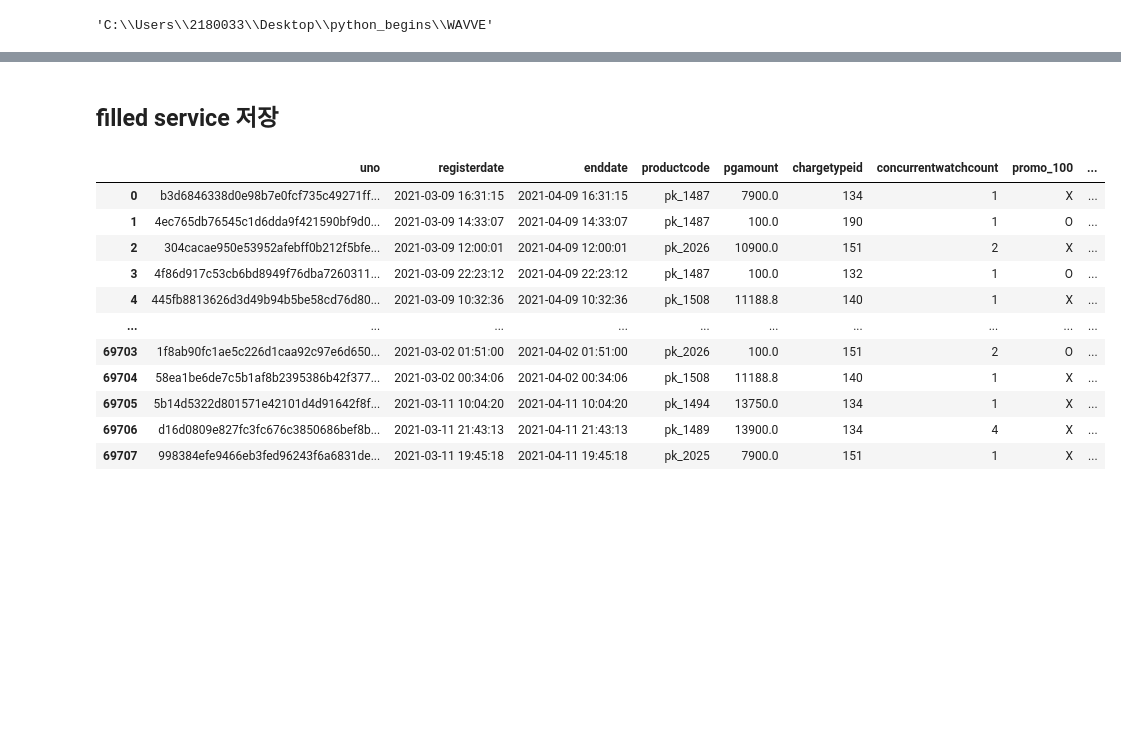
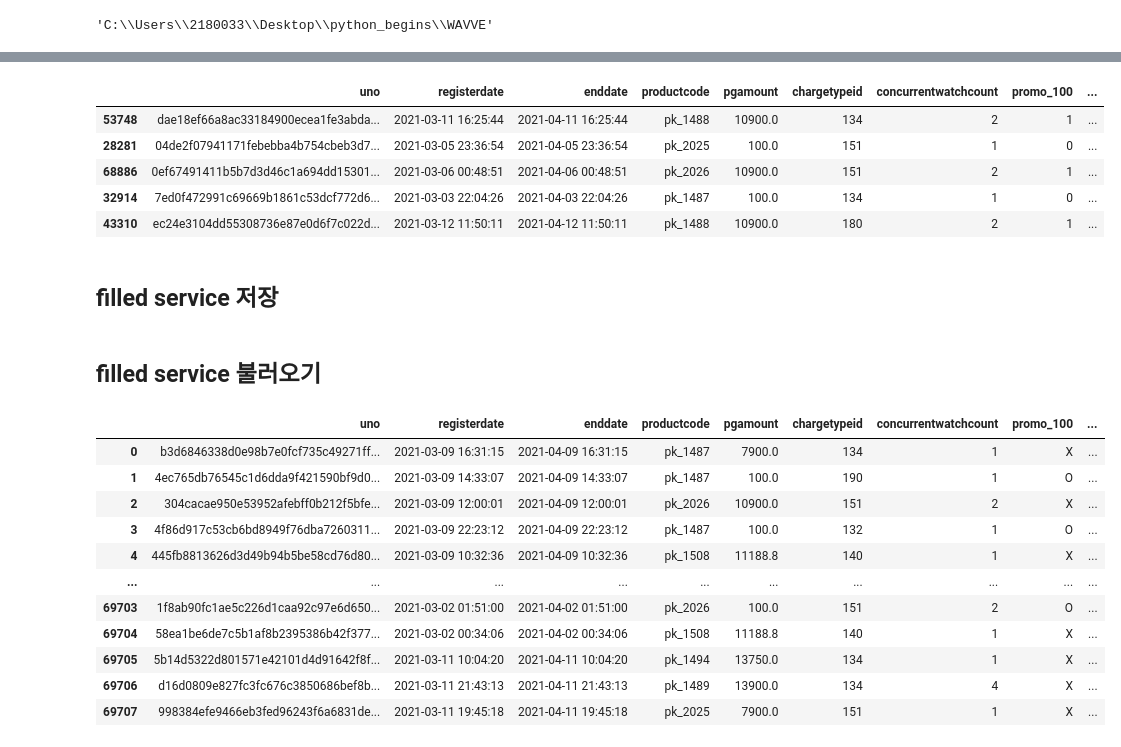
Before and after one commit to deregina/competition_WAVVE, a Jupyter notebook: read_base_line.ipynb, the cells around one changed output, grey strips where cells are left out. Cells and saved outputs as stored; diff of their text form; code cells hidden in the pictures; blank space fills up the shorter version.

```diff
--- a/read_base_line.ipynb
+++ b/read_base_line.ipynb
@@ -324,7 +368,28 @@ os.getcwd()
+# %%
+column_list = numeric_service.columns.values.tolist()
+column_list.remove('uno')
+column_list.remove('productcode')
+
+for col in column_list:
+    if numeric_service[col].dtype == 'object':
+        lbl = LabelEncoder()
+        lbl.fit(list(numeric_service[col].values))
+        numeric_service[col] = lbl.transform(numeric_service[col].values)
+
+numeric_service.sample(5)
+# %% [output]
+|  | uno | registerdate | enddate | productcode | pgamount | chargetypeid | concurrentwatchcount | promo_100 | ... |
+| 53748 | dae18ef66a8ac33184900ecea1fe3abda... | 2021-03-11 16:25:44 | 2021-04-11 16:25:44 | pk_1488 | 10900.0 | 134 | 2 | 1 | ... |
+| 28281 | 04de2f07941171febebba4b754cbeb3d7... | 2021-03-05 23:36:54 | 2021-04-05 23:36:54 | pk_2025 | 100.0 | 151 | 1 | 0 | ... |
+| 68886 | 0ef67491411b5b7d3d46c1a694dd15301... | 2021-03-06 00:48:51 | 2021-04-06 00:48:51 | pk_2026 | 10900.0 | 151 | 2 | 1 | ... |
+| 32914 | 7ed0f472991c69669b1861c53dcf772d6... | 2021-03-03 22:04:26 | 2021-04-03 22:04:26 | pk_1487 | 100.0 | 134 | 1 | 0 | ... |
+| 43310 | ec24e3104dd55308736e87e0d6f7c022d... | 2021-03-12 11:50:11 | 2021-04-12 11:50:11 | pk_1488 | 10900.0 | 180 | 2 | 1 | ... |
 # %% [markdown]
 ## filled service 저장
 # %%
 filled_service.to_csv(path_or_buf="Train/filled_service.csv", index=False)
+# %% [markdown]
+## filled service 불러오기
 # %%
 filled_service = pd.read_csv("Train/filled_service.csv")
 # %%
```
Also changed, not shown: parts of 10 cells of this notebook.
